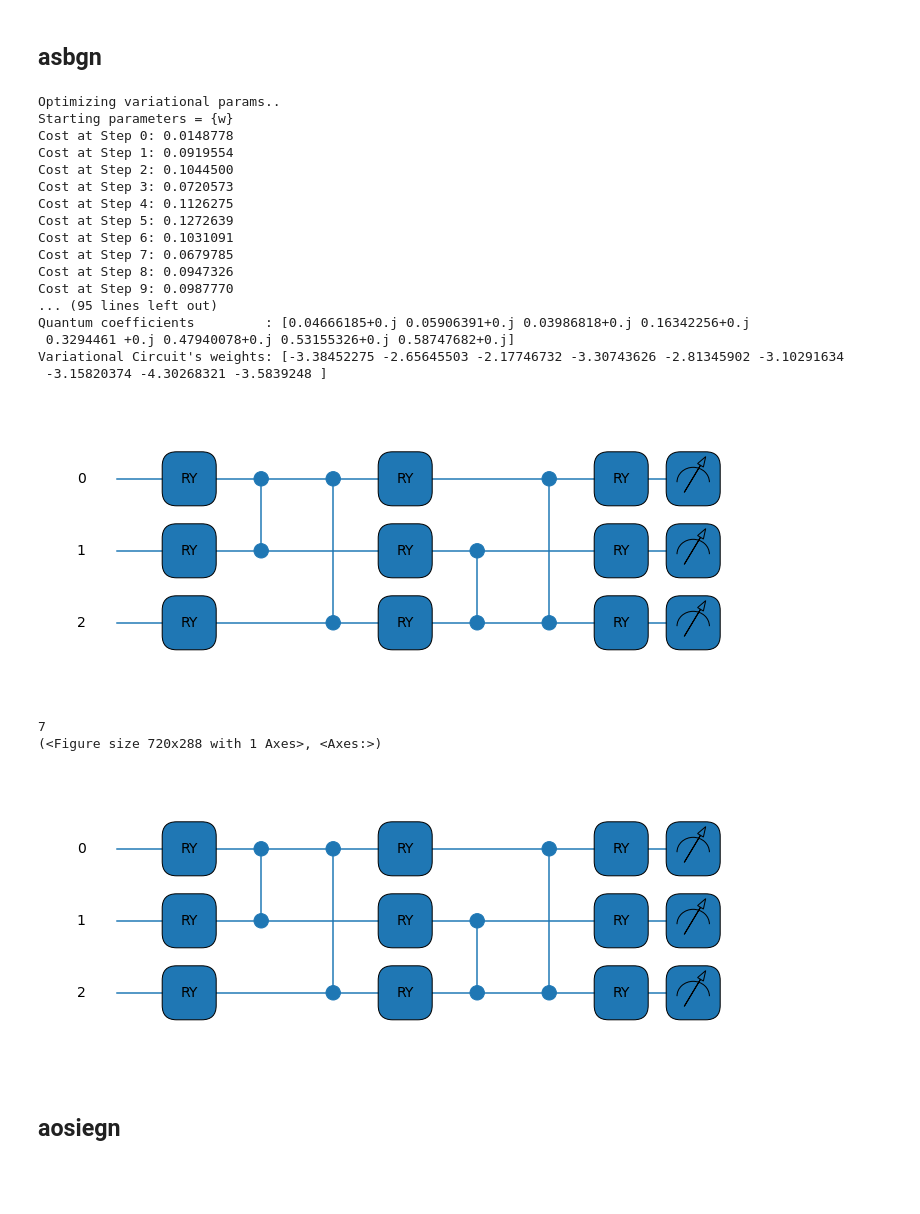
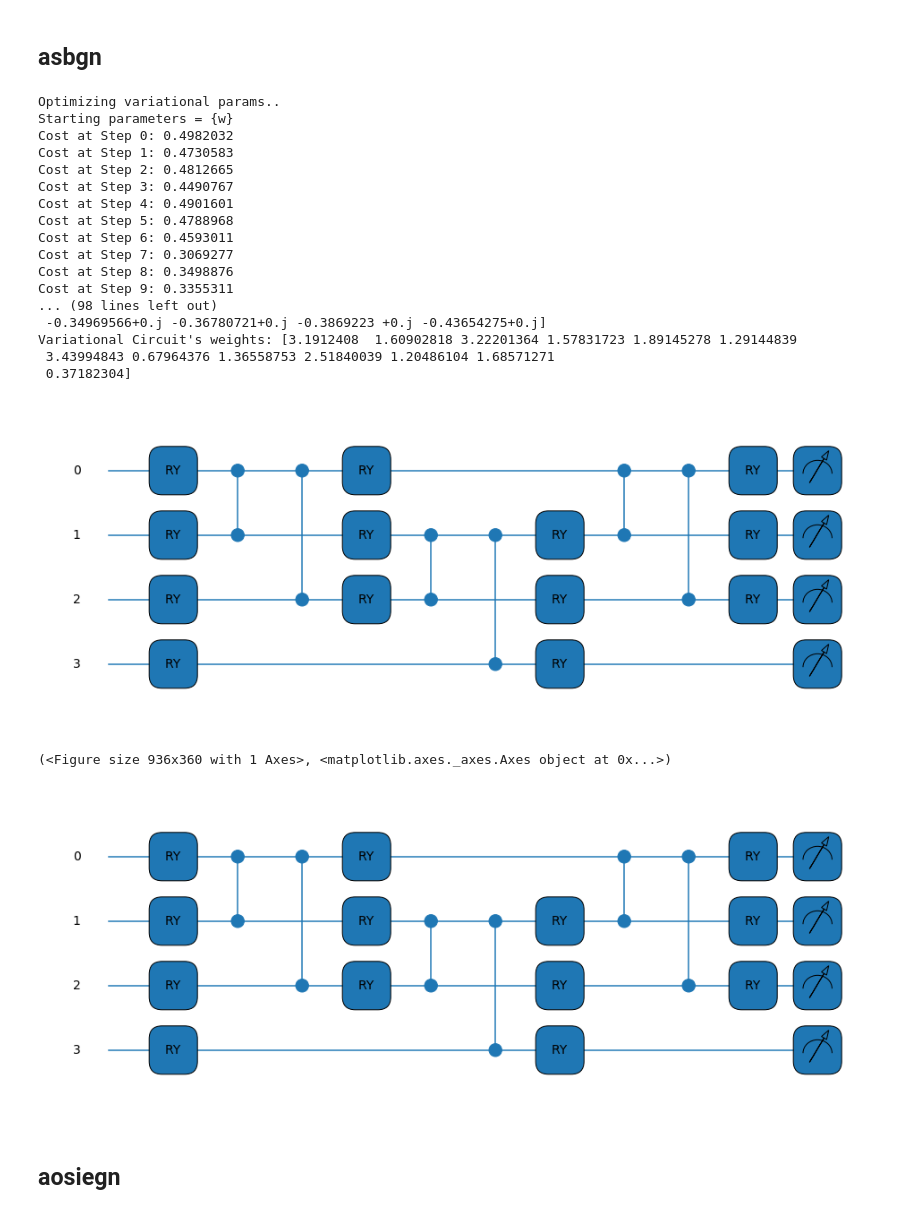
Before and after one commit to inajetovic/Variational-Quantum-Splines, a Jupyter notebook: test.ipynb, the cells around one changed output. Saved outputs shown, nothing was run; the diff lists cells and outputs as text; code cells hidden in the pictures; blank space fills up the shorter version.

```diff
--- a/test.ipynb
+++ b/test.ipynb
@@ -4,11 +4,11 @@ from utils import *
 # %%
 lower = 0.
 upper = 1.
-n_step = 8
+n_step = 16
 f_i = 0.0
 MAX_ITER = 100
 
-nq=3
+nq=4
 # K = 2^n = dim(T)-2
 # with dim(S) = KxK
 # n = num qubits
@@ -74,41 +74,40 @@ weights = np.load("weights_8.npy")
 # %%
 vqls_circuit = VQLS(matrix,v_norm,nq,opt='COBYLA')
 
 print('Optimizing variational params..')
 start = time.time()
-weights = vqls_circuit.train(max_iter=MAX_ITER, warm_start= weights)
+weights = vqls_circuit.train(max_iter=MAX_ITER)
 end = time.time()
 print("The time of execution of above program is :", end-start)
 q = vqls_circuit.solution(weights, True)
 print('Quantum coefficients         :',q)
 print("Variational Circuit's weights:",weights)
 # %% [output]
 Optimizing variational params..
 Starting parameters = {w}
-Cost at Step 0: 0.0148778
-Cost at Step 1: 0.0919554
-Cost at Step 2: 0.1044500
-Cost at Step 3: 0.0720573
-Cost at Step 4: 0.1126275
-Cost at Step 5: 0.1272639
-Cost at Step 6: 0.1031091
-Cost at Step 7: 0.0679785
-Cost at Step 8: 0.0947326
-Cost at Step 9: 0.0987770
-... (95 lines left out)
-Quantum coefficients         : [0.04666185+0.j 0.05906391+0.j 0.03986818+0.j 0.16342256+0.j
- 0.3294461 +0.j 0.47940078+0.j 0.53155326+0.j 0.58747682+0.j]
-Variational Circuit's weights: [-3.38452275 -2.65645503 -2.17746732 -3.30743626 -2.81345902 -3.10291634
- -3.15820374 -4.30268321 -3.5839248 ]
+Cost at Step 0: 0.4982032
+Cost at Step 1: 0.4730583
+Cost at Step 2: 0.4812665
+Cost at Step 3: 0.4490767
+Cost at Step 4: 0.4901601
+Cost at Step 5: 0.4788968
+Cost at Step 6: 0.4593011
+Cost at Step 7: 0.3069277
+Cost at Step 8: 0.3498876
+Cost at Step 9: 0.3355311
+... (98 lines left out)
+ -0.34969566+0.j -0.36780721+0.j -0.3869223 +0.j -0.43654275+0.j]
+Variational Circuit's weights: [3.1912408  1.60902818 3.22201364 1.57831723 1.89145278 1.29144839
+ 3.43994843 0.67964376 1.36558753 2.51840039 1.20486104 1.68571271
+ 0.37182304]
-[figure, old version]
+[figure, new version]
 # %%
 np.save(f"weights_{n_step}_{MAX_ITER}", weights)
 # %%
-q = vqls_circuit.solution(weights, True, True)
+q = vqls_circuit.solution(weights, True)
 # %% [output]
-7
-(<Figure size 720x288 with 1 Axes>, <Axes:>)
+(<Figure size 936x360 with 1 Axes>, <matplotlib.axes._axes.Axes object at 0x...>)
-[figure, old version]
+[figure, new version]
 # %% [markdown]
 ## aosiegn
 # %%
```
Also changed, not shown: parts of 6 cells of this notebook, 2 other files.
